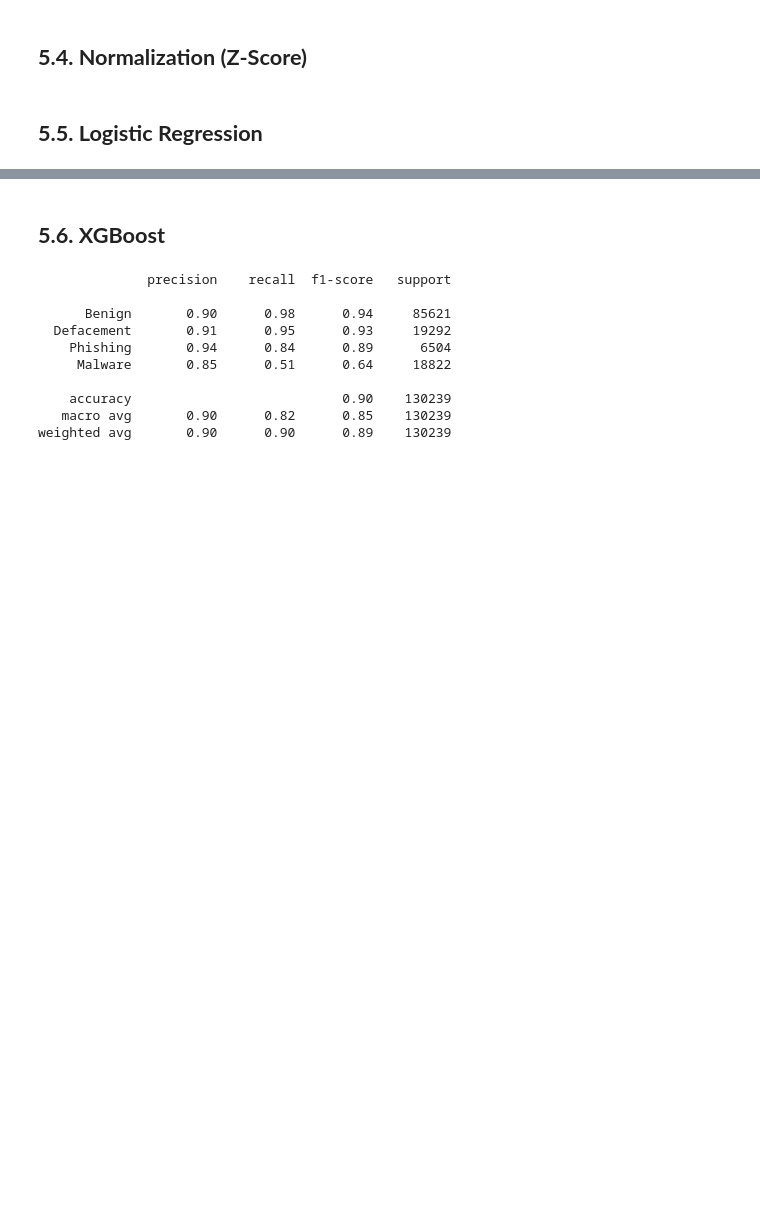
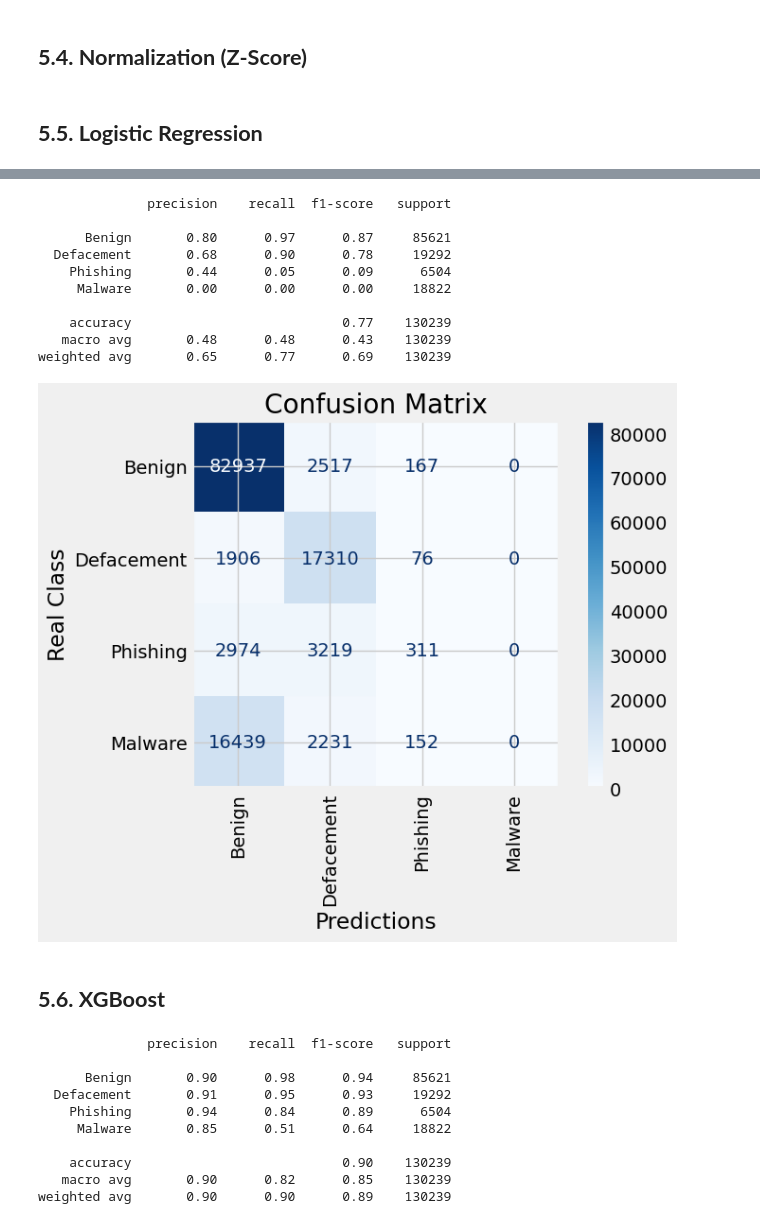
Before and after one commit to juliorodrigues07/url_detection, a Jupyter notebook: notebook/url_detection.ipynb, the cells around one changed output, grey strips where cells are left out. Saved outputs shown, nothing was run; the diff lists cells and outputs as text; code cells hidden in the pictures; blank space fills up the shorter version.

Commit message:
feat: Added confusion matrix plot

```diff
--- a/notebook/url_detection.ipynb
+++ b/notebook/url_detection.ipynb
@@ -214,9 +207,8 @@ def decision_tree(training_attributes, test_attributes, training_classes, test_c
 
     # Extraction of the obtained test results
     predictions = classifier.predict(test_attributes)
-    print(classification_report(test_classes, predictions, target_names=class_names))
 
-    return classifier.feature_importances_
+    return predictions, classifier.feature_importances_
 
 
 def svm_model(training_attributes, test_attributes, training_classes, test_classes, class_names):
@@ -225,10 +217,9 @@ def svm_model(training_attributes, test_attributes, training_classes, test_class
     classifier.fit(training_attributes, training_classes)
 
     predictions = classifier.predict(test_attributes)
-    print(classification_report(test_classes, predictions, target_names=class_names))
 
     perm_importance = permutation_importance(classifier, test_attributes, test_classes)
-    return perm_importance
+    return predictions, perm_importance
 
 
 def logistic_regression(training_attributes, test_attributes, training_classes, test_classes, class_names):
@@ -237,10 +228,9 @@ def logistic_regression(training_attributes, test_attributes, training_classes,
     classifier.fit(training_attributes, training_classes)
 
     predictions = classifier.predict(test_attributes)
-    print(classification_report(test_classes, predictions, target_names=class_names))
 
     perm_importance = permutation_importance(classifier, test_attributes, test_classes)
-    return perm_importance
+    return predictions, perm_importance
 
 
 def xgb_classification(training_attributes, test_attributes, training_classes, test_classes, class_names):
@@ -257,8 +247,7 @@ def xgb_classification(training_attributes, test_attributes, training_classes, t
     xgb_clf.fit(training_attributes, training_classes)
     predictions = xgb_clf.predict(test_attributes)
 
-    print(classification_report(test_classes, predictions, target_names=class_names))
-    return xgb_clf.feature_importances_
+    return predictions, xgb_clf.feature_importances_
 
 
 def cv_learning(attributes, classes, classifier):
@@ -271,6 +260,18 @@ def cv_learning(attributes, classes, classifier):
     print(f'F1 Score Mean: {scores.mean()}')
     print(f'F1 Score StD:  {scores.std()}')
 
+
+def summary(class_names, test_classes, predictions):
+
+    print(classification_report(test_classes, predictions, target_names=class_names))
+
+    ConfusionMatrixDisplay.from_predictions(test_classes, predictions,
+                                            display_labels=class_names, cmap='Blues', xticks_rotation='vertical')
+
+    plt.title('Confusion Matrix')
+    plt.xlabel('Predictions')
+    plt.ylabel('Real Class')
+
 # TODO: Save trained models after tuning
 # %% [markdown]
 # **5.   Evaluating**
@@ -279,7 +280,7 @@ def cv_learning(attributes, classes, classifier):
 # %%
 from google.colab import drive
 drive.mount('/content/drive')
-url_dataset = read_csv(f'{getcwd()}/content/drive/MyDrive/URLs.csv')
+url_dataset = read_csv(f'{getcwd()}/drive/MyDrive/URLs.csv')
 
 class_names = ['Benign', 'Defacement', 'Phishing', 'Malware']
 feature_names = ['url_length', 'protocol', 'digits_qtt', 'dirs_qtt', 'fstdir_len', 'susp_words']
@@ -361,7 +364,7 @@ attributes = attr_scaler.fit_transform(attributes.copy())
 ## **5.5.   Logistic Regression**
 # %%
 training_attributes, test_attributes, training_classes, test_classes = holdout_split(attributes, classes)
-f_importances = logistic_regression(training_attributes, test_attributes,
+predictions, f_importances = logistic_regression(training_attributes, test_attributes,
                                     training_classes, test_classes, class_names)
 calculate_importances(f_importances, feature_names)
 # %% [output]
@@ -378,4 +371,18 @@ weighted avg       0.65      0.77      0.69    130239
 [figure]
+# %%
+summary(class_names, test_classes, predictions)
+# %% [output]
+              precision    recall  f1-score   support
+
+      Benign       0.80      0.97      0.87     85621
+  Defacement       0.68      0.90      0.78     19292
+    Phishing       0.44      0.05      0.09      6504
+     Malware       0.00      0.00      0.00     18822
+
+    accuracy                           0.77    130239
+   macro avg       0.48      0.48      0.43    130239
+weighted avg       0.65      0.77      0.69    130239
+[figure, added]
 # %% [markdown]
 ## **5.6.   XGBoost**
 # %%
```
Also changed, not shown: parts of 7 cells of this notebook.
